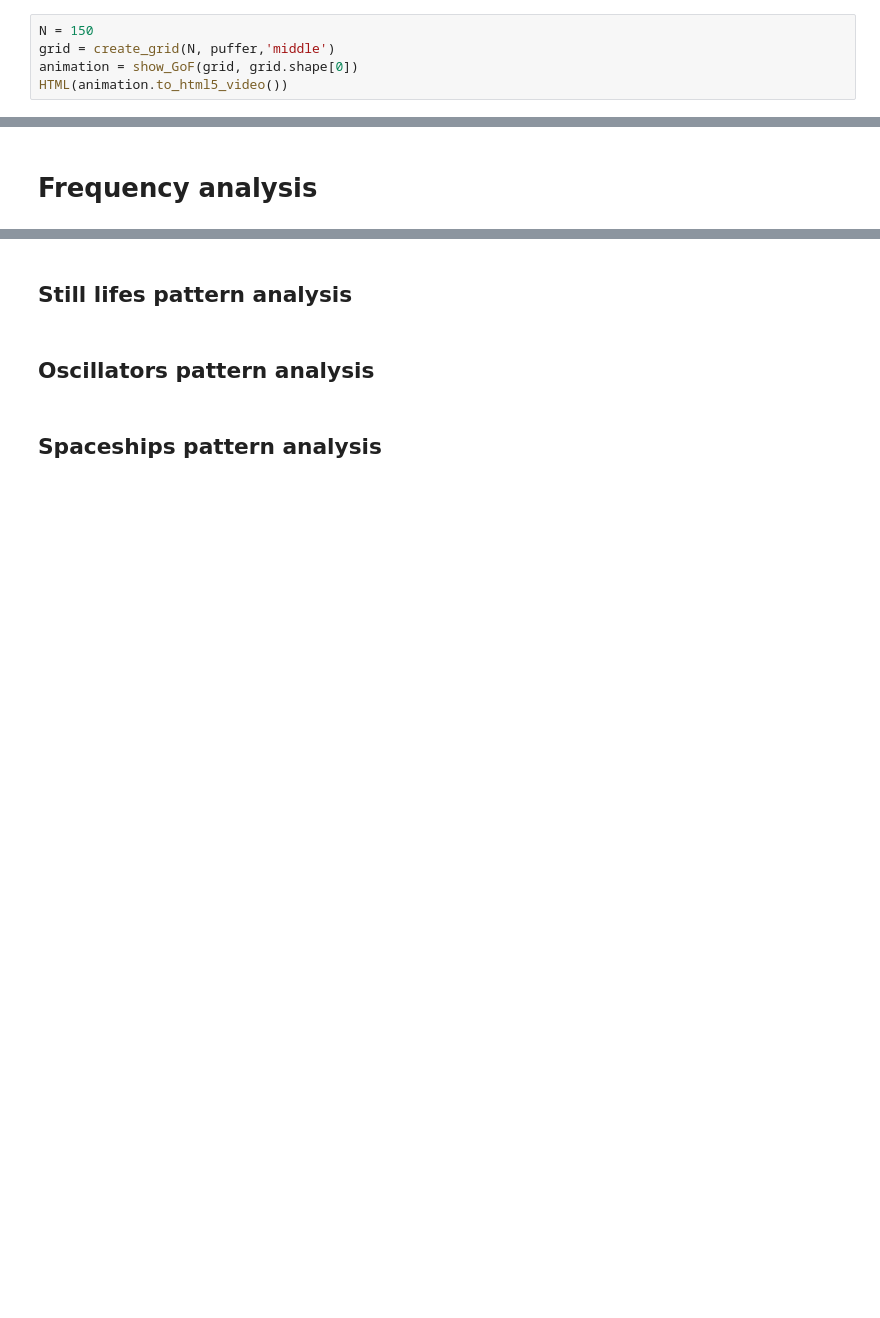
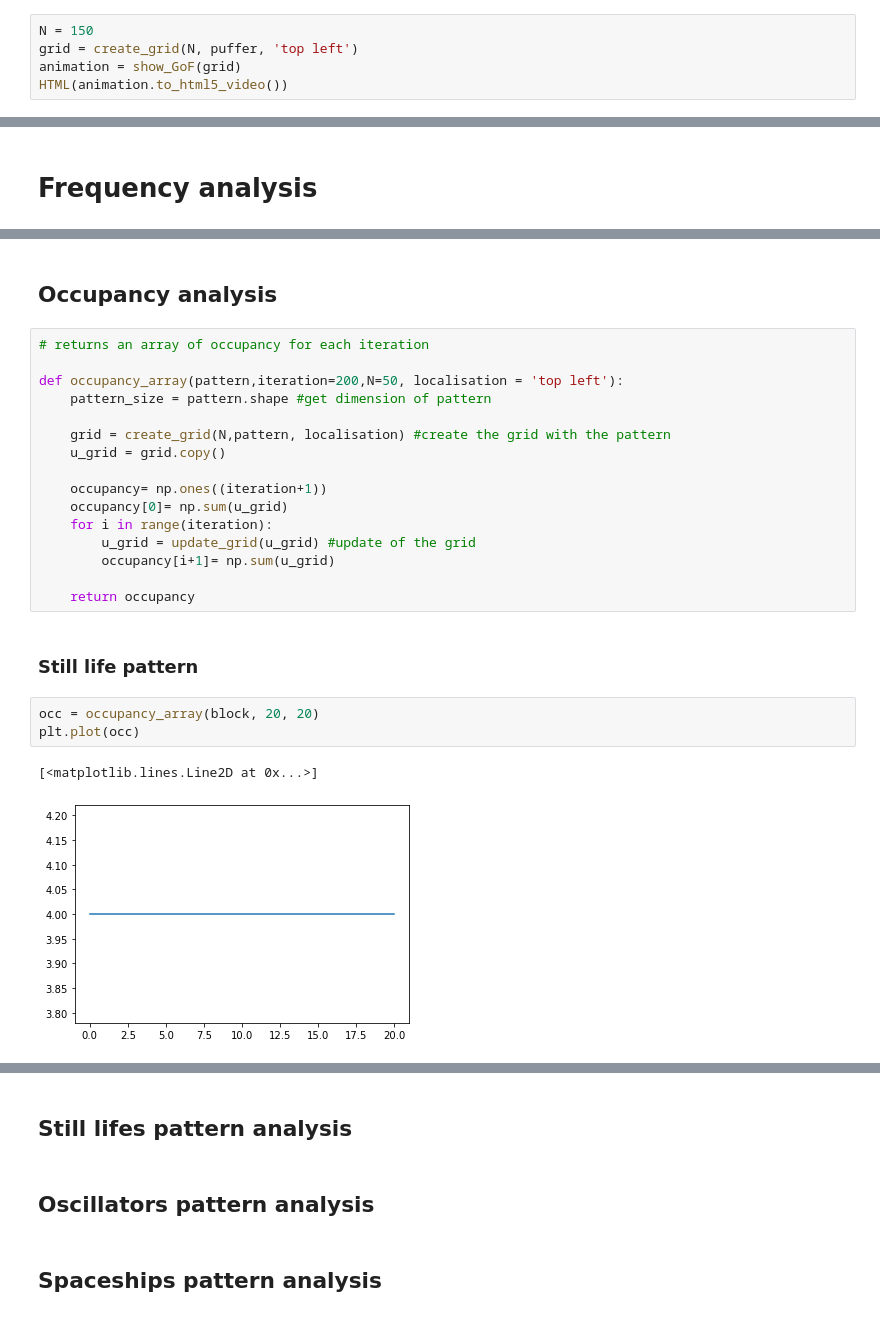
Before and after one commit to PhysicsOfData/LCP_projects_Y3, a Jupyter notebook: GoF.ipynb, the cells around one changed output, grey strips where cells are left out. Cells and saved outputs as stored; diff of their text form; blank space fills up the shorter version.

Commit message:
occupancy

```diff
--- a/GoF.ipynb
+++ b/GoF.ipynb
@@ -309,7 +363,7 @@ HTML(animation.to_html5_video())
 # %%
 N = 150
-grid = create_grid(N, puffer,'middle')
-animation = show_GoF(grid, grid.shape[0])
+grid = create_grid(N, puffer, 'top left')
+animation = show_GoF(grid)
 HTML(animation.to_html5_video())
 # %% [output]
 [interactive output not drawn]
@@ -377,0 +443,26 @@ print(freq_calculator(maxCoe))
+# %% [markdown]
+## Occupancy analysis
+# %%
+# returns an array of occupancy for each iteration
+
+def occupancy_array(pattern,iteration=200,N=50, localisation = 'top left'):
+    pattern_size = pattern.shape #get dimension of pattern
+
+    grid = create_grid(N,pattern, localisation) #create the grid with the pattern
+    u_grid = grid.copy()
+
+    occupancy= np.ones((iteration+1))
+    occupancy[0]= np.sum(u_grid)
+    for i in range(iteration):
+        u_grid = update_grid(u_grid) #update of the grid
+        occupancy[i+1]= np.sum(u_grid)
+
+    return occupancy
+# %% [markdown]
+### Still life pattern
+# %%
+occ = occupancy_array(block, 20, 20)
+plt.plot(occ)
+# %% [output]
+[<matplotlib.lines.Line2D at 0x...>]
+[figure, added]
```
Also changed, not shown: parts of 21 cells of this notebook.
